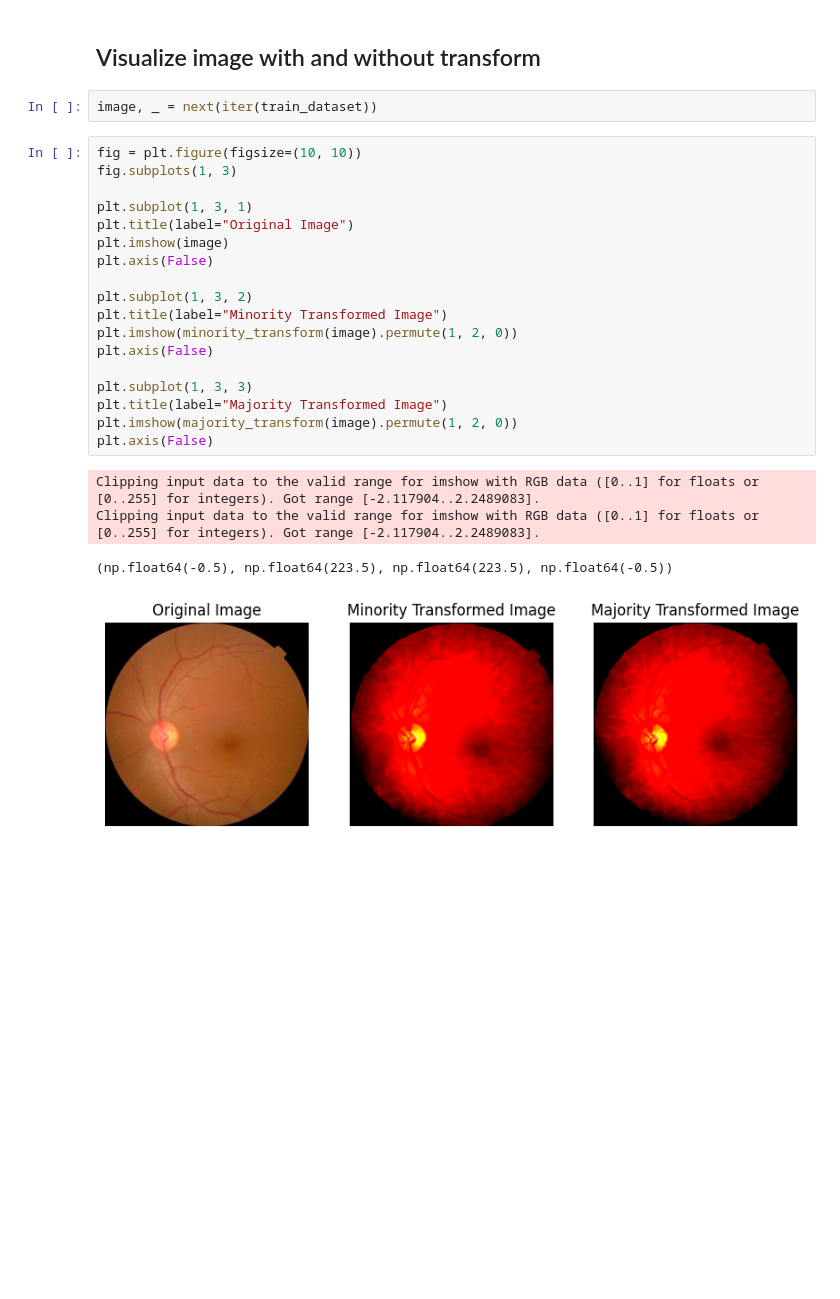
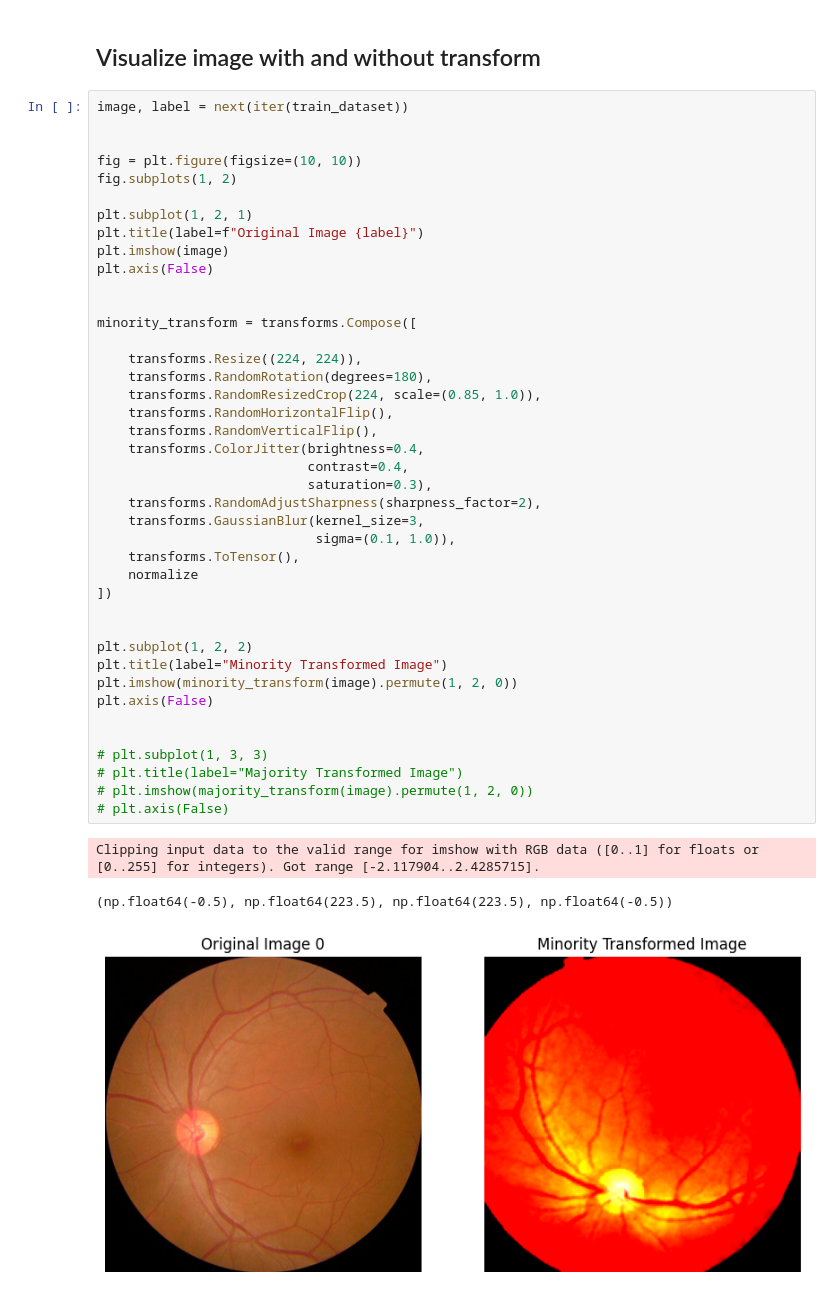
Before and after one commit to MuhammadAbuBakarQureshi/RetinaGuard, a Jupyter notebook: data-preparation/Handle-class-Imbalance.ipynb, the cells around one changed output. Saved outputs shown, nothing was run; the diff lists cells and outputs as text; blank space fills up the shorter version.

```diff
--- a/data-preparation/Handle-class-Imbalance.ipynb
+++ b/data-preparation/Handle-class-Imbalance.ipynb
@@ -117,28 +119,48 @@ class_counts
 Counter({0: 1605, 2: 912, 1: 340, 4: 262, 3: 176})
 # %% [markdown]
 ## Visualize image with and without transform
-# %%
-image, _ = next(iter(train_dataset))
 # %%
+image, label = next(iter(train_dataset))
+
+
 fig = plt.figure(figsize=(10, 10))
-fig.subplots(1, 3)
+fig.subplots(1, 2)
 
-plt.subplot(1, 3, 1)
-plt.title(label="Original Image")
+plt.subplot(1, 2, 1)
+plt.title(label=f"Original Image {label}")
 plt.imshow(image)
 plt.axis(False)
 
-plt.subplot(1, 3, 2)
+
+minority_transform = transforms.Compose([
+
+    transforms.Resize((224, 224)),
+    transforms.RandomRotation(degrees=180),
+    transforms.RandomResizedCrop(224, scale=(0.85, 1.0)),
+    transforms.RandomHorizontalFlip(),
+    transforms.RandomVerticalFlip(),
+    transforms.ColorJitter(brightness=0.4,
+                           contrast=0.4,
+                           saturation=0.3),
+    transforms.RandomAdjustSharpness(sharpness_factor=2),
+    transforms.GaussianBlur(kernel_size=3,
+                            sigma=(0.1, 1.0)),
+    transforms.ToTensor(),
+    normalize
+])
+
+
+plt.subplot(1, 2, 2)
 plt.title(label="Minority Transformed Image")
 plt.imshow(minority_transform(image).permute(1, 2, 0))
 plt.axis(False)
 
-plt.subplot(1, 3, 3)
-plt.title(label="Majority Transformed Image")
-plt.imshow(majority_transform(image).permute(1, 2, 0))
-plt.axis(False)
+
+# plt.subplot(1, 3, 3)
+# plt.title(label="Majority Transformed Image")
+# plt.imshow(majority_transform(image).permute(1, 2, 0))
+# plt.axis(False)
 # %% [output]
-Clipping input data to the valid range for imshow with RGB data ([0..1] for floats or [0..255] for integers). Got range [-2.117904..2.2489083].
-Clipping input data to the valid range for imshow with RGB data ([0..1] for floats or [0..255] for integers). Got range [-2.117904..2.2489083].
+Clipping input data to the valid range for imshow with RGB data ([0..1] for floats or [0..255] for integers). Got range [-2.117904..2.4285715].
 (np.float64(-0.5), np.float64(223.5), np.float64(223.5), np.float64(-0.5))
-[figure, old version]
+[figure, new version]
```
Also changed, not shown: parts of 1 cell of this notebook.
